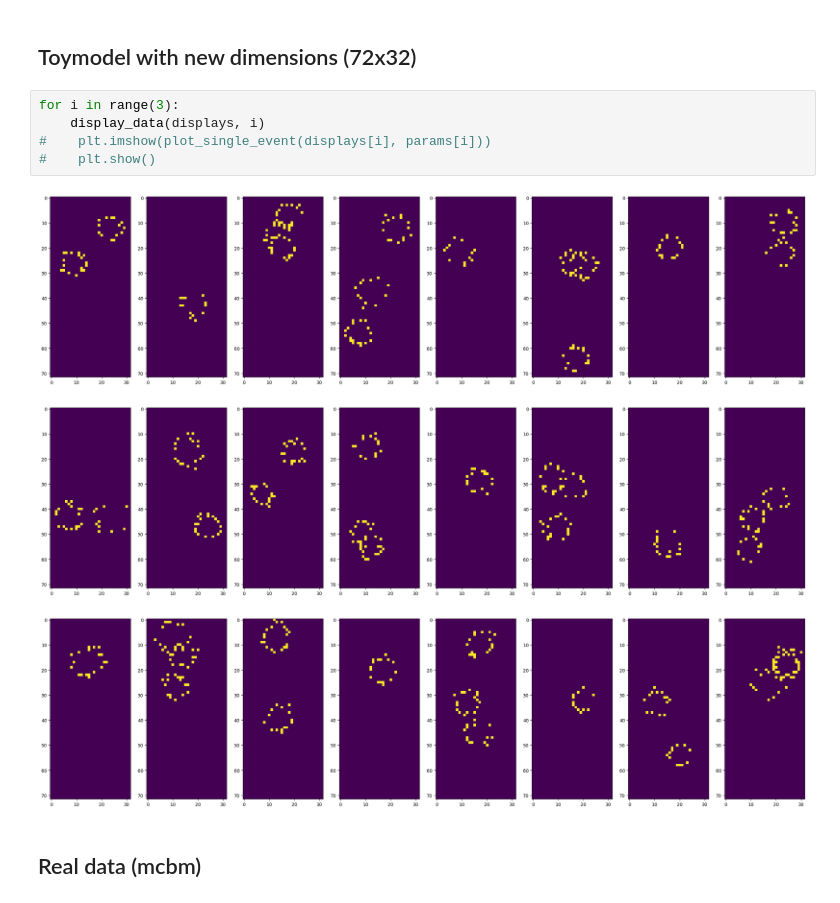
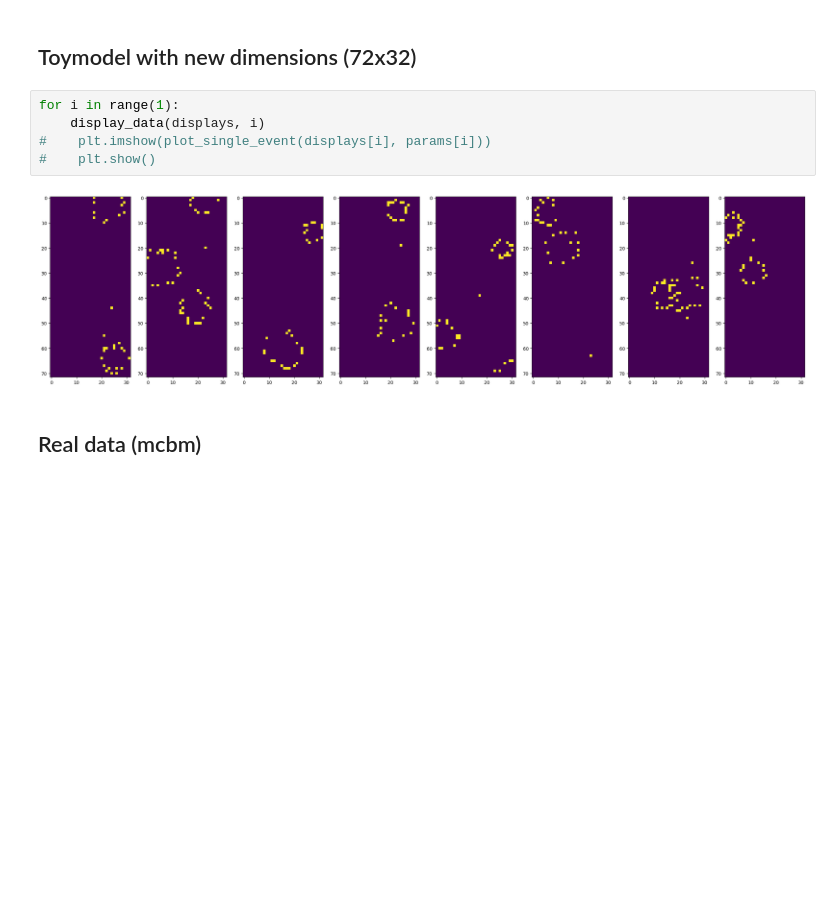
Before and after one commit to borkh/mcbm-ring-reco, a Jupyter notebook: real_sim_data.ipynb, the cells around one changed output. Drawn from its saved outputs; the diff is of its cells as text; blank space fills up the shorter version.

```diff
--- a/real_sim_data.ipynb
+++ b/real_sim_data.ipynb
@@ -24,14 +24,12 @@ params_test = np.load(test_dir + "y/y{}.npz".format(k), "r")['arr_0']
 # %% [markdown]
 ## Toymodel with new dimensions (72x32)
 # %%
-for i in range(3):
+for i in range(1):
     display_data(displays, i)
 #    plt.imshow(plot_single_event(displays[i], params[i]))
 #    plt.show()
 # %% [output]
-[figure, old version]
+[figure, new version]
-[figure, removed]
-[figure, removed]
 # %% [markdown]
 ## Real data (mcbm)
 # %%
```
Also changed, not shown: parts of 4 cells of this notebook, 6 other files.
